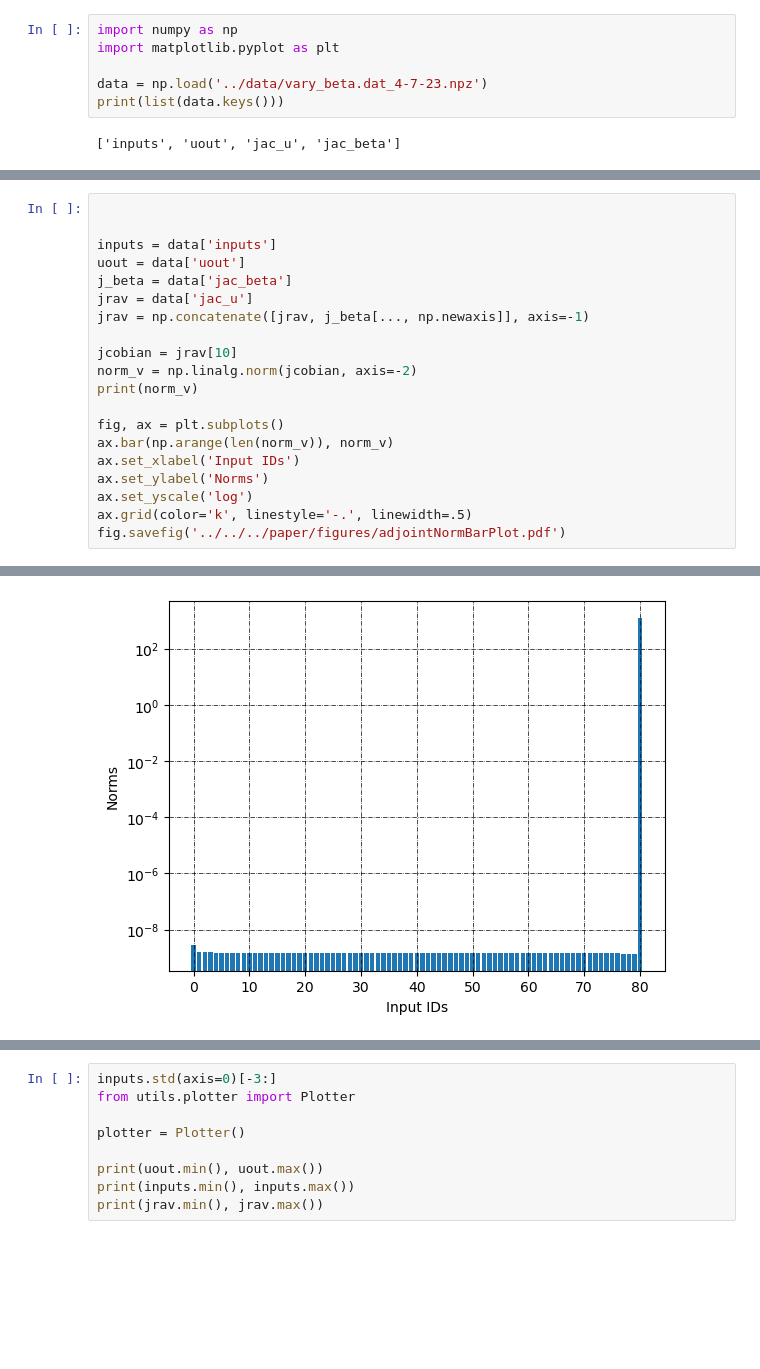
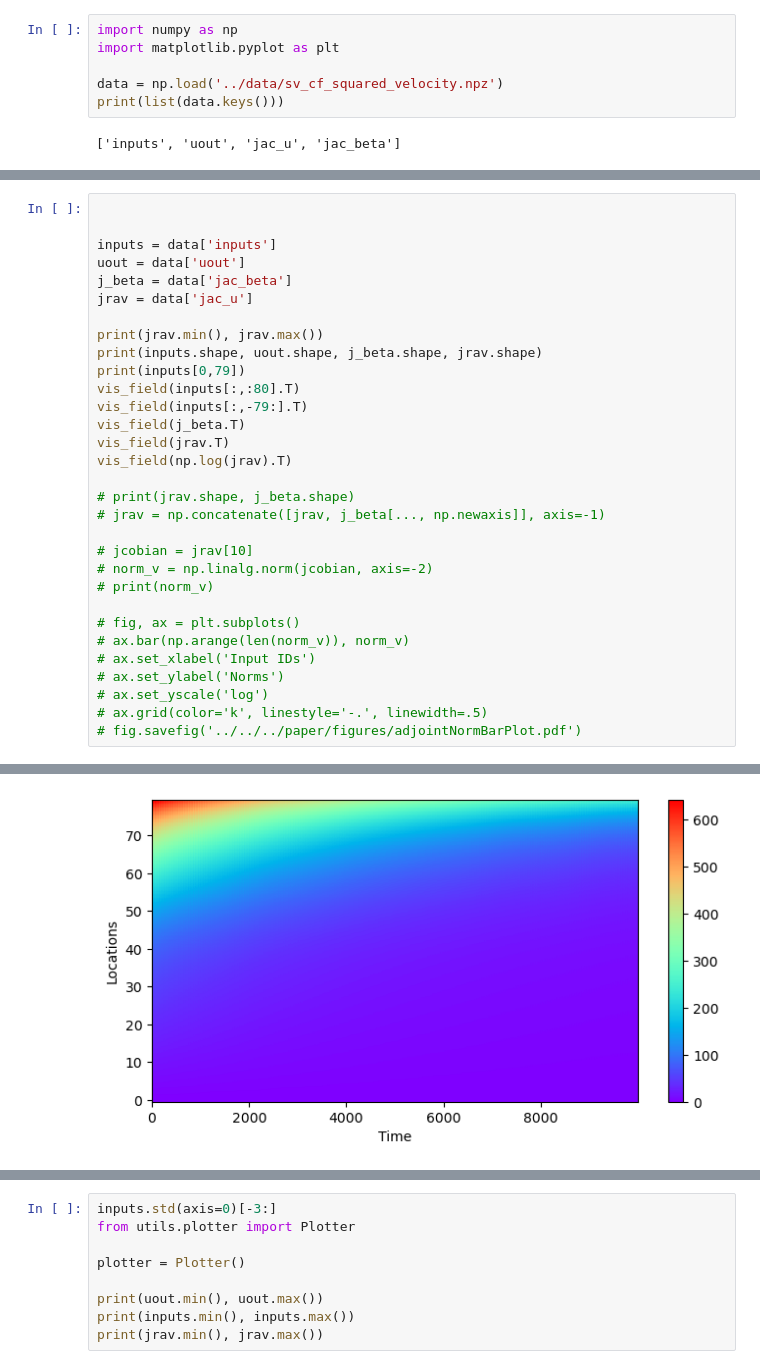
Before and after one commit to iamyixuan/DeepAdjoint, a Jupyter notebook: notebooks/glaicer_model.ipynb, the cells around one changed output, grey strips where cells are left out. Saved outputs shown, nothing was run; the diff lists cells and outputs as text; blank space fills up the shorter version.

```diff
--- a/notebooks/glaicer_model.ipynb
+++ b/notebooks/glaicer_model.ipynb
@@ -4,7 +4,7 @@
 import numpy as np
 import matplotlib.pyplot as plt
 
-data = np.load('../data/vary_beta.dat_4-7-23.npz')
+data = np.load('../data/sv_cf_squared_velocity.npz')
 print(list(data.keys()))
 # %% [output]
 ['inputs', 'uout', 'jac_u', 'jac_beta']
@@ -15,17 +43,28 @@ inputs = data['inputs']
 uout = data['uout']
 j_beta = data['jac_beta']
 jrav = data['jac_u']
-jrav = np.concatenate([jrav, j_beta[..., np.newaxis]], axis=-1)
 
-jcobian = jrav[10]
-norm_v = np.linalg.norm(jcobian, axis=-2)
-print(norm_v)
+print(jrav.min(), jrav.max())
+print(inputs.shape, uout.shape, j_beta.shape, jrav.shape)
+print(inputs[0,79])
+vis_field(inputs[:,:80].T)
+vis_field(inputs[:,-79:].T)
+vis_field(j_beta.T)
+vis_field(jrav.T)
+vis_field(np.log(jrav).T)
 
-fig, ax = plt.subplots()
-ax.bar(np.arange(len(norm_v)), norm_v)
-ax.set_xlabel('Input IDs')
-ax.set_ylabel('Norms')
-ax.set_yscale('log')
-ax.grid(color='k', linestyle='-.', linewidth=.5)
-fig.savefig('../../../paper/figures/adjointNormBarPlot.pdf')
+# print(jrav.shape, j_beta.shape)
+# jrav = np.concatenate([jrav, j_beta[..., np.newaxis]], axis=-1)
+
+# jcobian = jrav[10]
+# norm_v = np.linalg.norm(jcobian, axis=-2)
+# print(norm_v)
+
+# fig, ax = plt.subplots()
+# ax.bar(np.arange(len(norm_v)), norm_v)
+# ax.set_xlabel('Input IDs')
+# ax.set_ylabel('Norms')
+# ax.set_yscale('log')
+# ax.grid(color='k', linestyle='-.', linewidth=.5)
+# fig.savefig('../../../paper/figures/adjointNormBarPlot.pdf')
 # %% [output]
@@ -49 +74 @@ fig.savefig('../../../paper/figures/adjointNormBarPlot.pdf')
-[figure, old version]
+[figure, new version]
```
Also changed, not shown: parts of 3 cells of this notebook, 10 other files.
